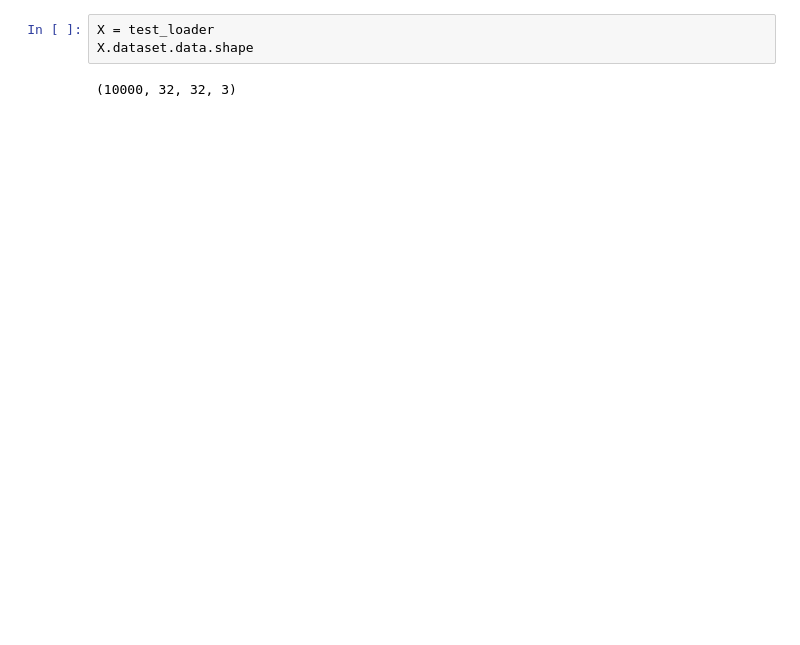
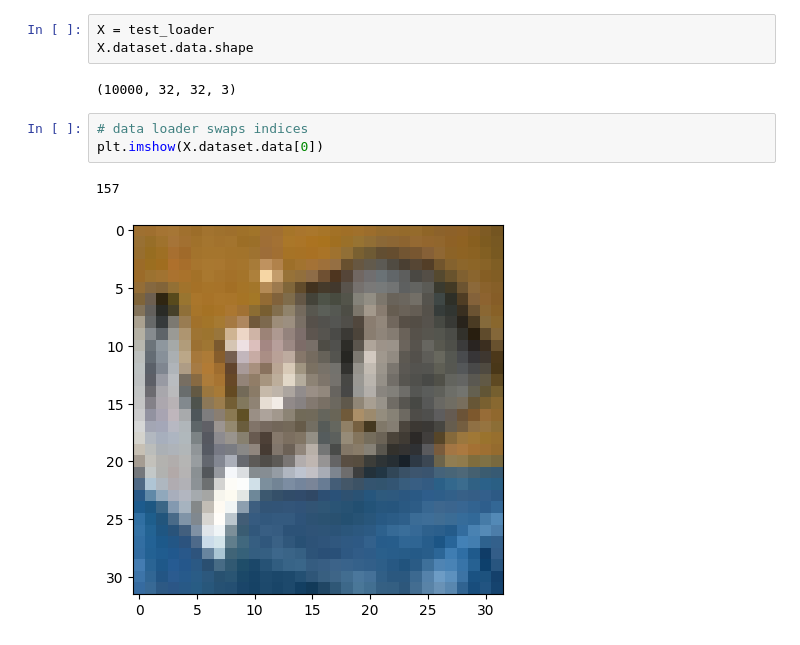
Before and after one commit to alexanderneva/nets, a Jupyter notebook: testing.ipynb, the cells around one changed output. Cells and saved outputs as stored; diff of their text form; blank space fills up the shorter version.

```diff
--- a/testing.ipynb
+++ b/testing.ipynb
@@ -117,6 +137,12 @@ X = test_loader
 X.dataset.data.shape
 # %% [output]
 (10000, 32, 32, 3)
+# %%
+# data loader swaps indices
+plt.imshow(X.dataset.data[0])
+# %% [output]
+157
+[figure, added]
 # %%
 epochs = 2
 
```
Also changed, not shown: parts of 6 cells of this notebook, 1 other file.
